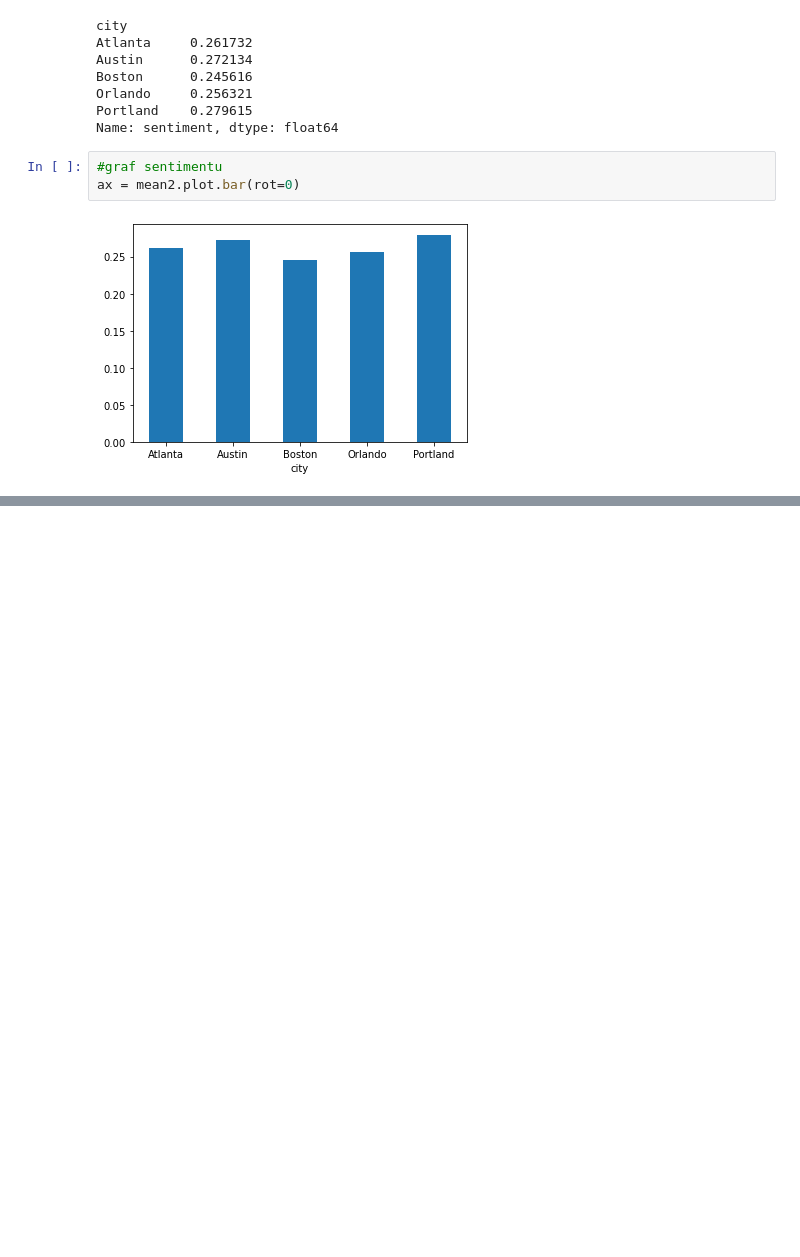
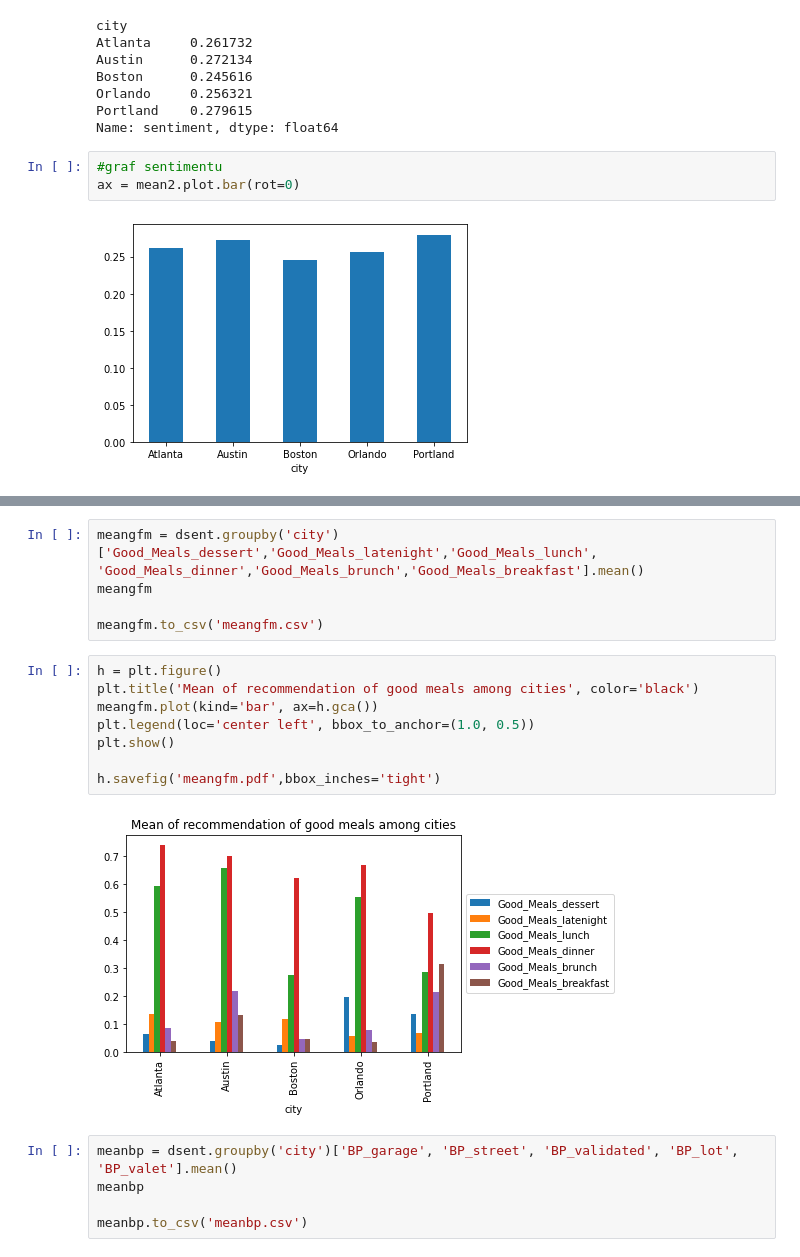
Before and after one commit to sarkaja/NLP, a Jupyter notebook: finalwork.ipynb, the cells around one changed output, grey strips where cells are left out. Drawn from its saved outputs; the diff is of its cells as text; blank space fills up the shorter version.

```diff
--- a/finalwork.ipynb
+++ b/finalwork.ipynb
@@ -190,0 +241,20 @@ ax = mean2.plot.bar(rot=0)
+# %%
+meangfm = dsent.groupby('city')['Good_Meals_dessert','Good_Meals_latenight','Good_Meals_lunch', 'Good_Meals_dinner','Good_Meals_brunch','Good_Meals_breakfast'].mean()
+meangfm
+
+meangfm.to_csv('meangfm.csv')
+# %%
+h = plt.figure()
+plt.title('Mean of recommendation of good meals among cities', color='black')
+meangfm.plot(kind='bar', ax=h.gca())
+plt.legend(loc='center left', bbox_to_anchor=(1.0, 0.5))
+plt.show()
+
+h.savefig('meangfm.pdf',bbox_inches='tight')
+# %% [output]
+[figure, added]
+# %%
+meanbp = dsent.groupby('city')['BP_garage', 'BP_street', 'BP_validated', 'BP_lot', 'BP_valet'].mean()
+meanbp
+
+meanbp.to_csv('meanbp.csv')
```
Also changed, not shown: parts of 8 cells of this notebook, 3 other files.
